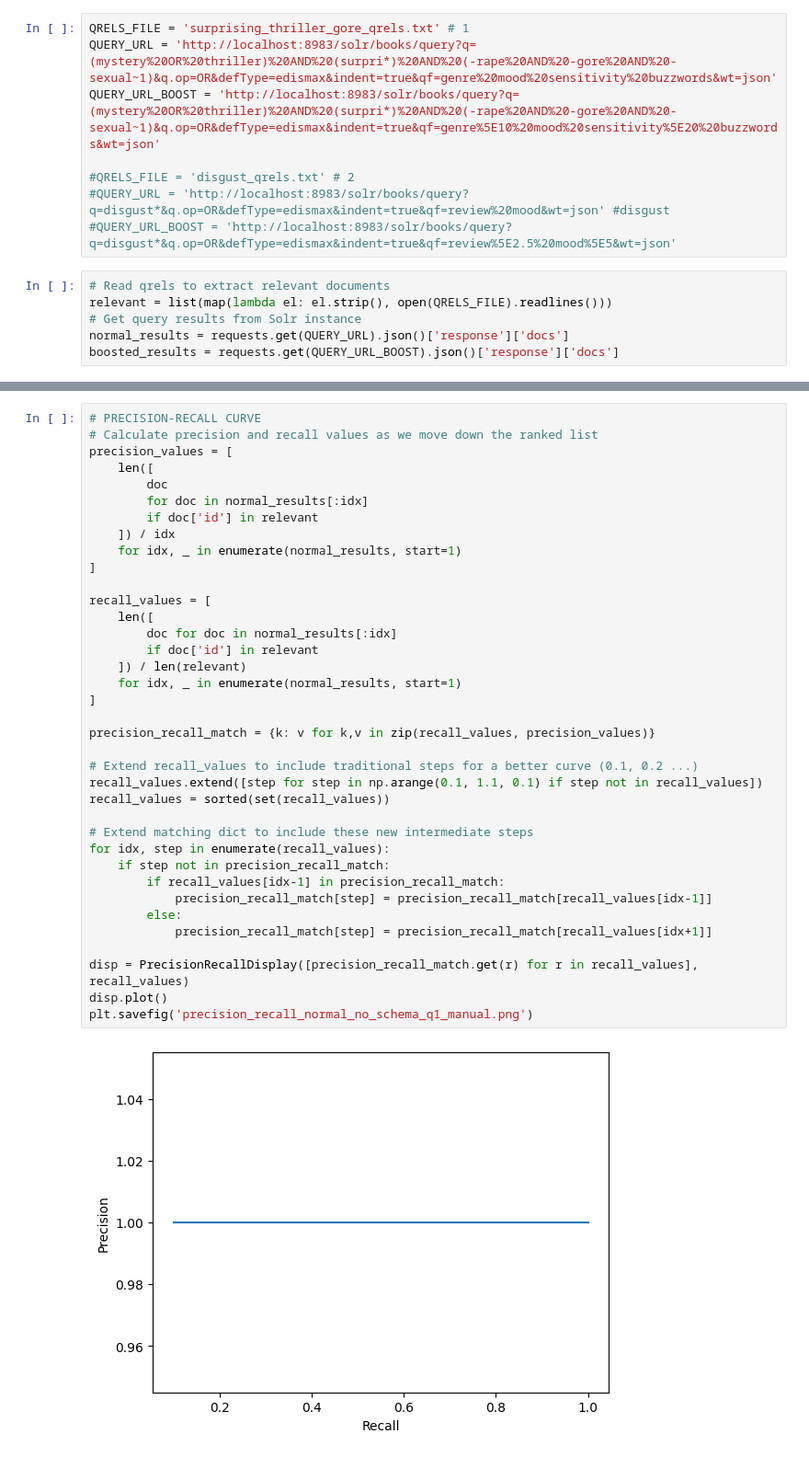
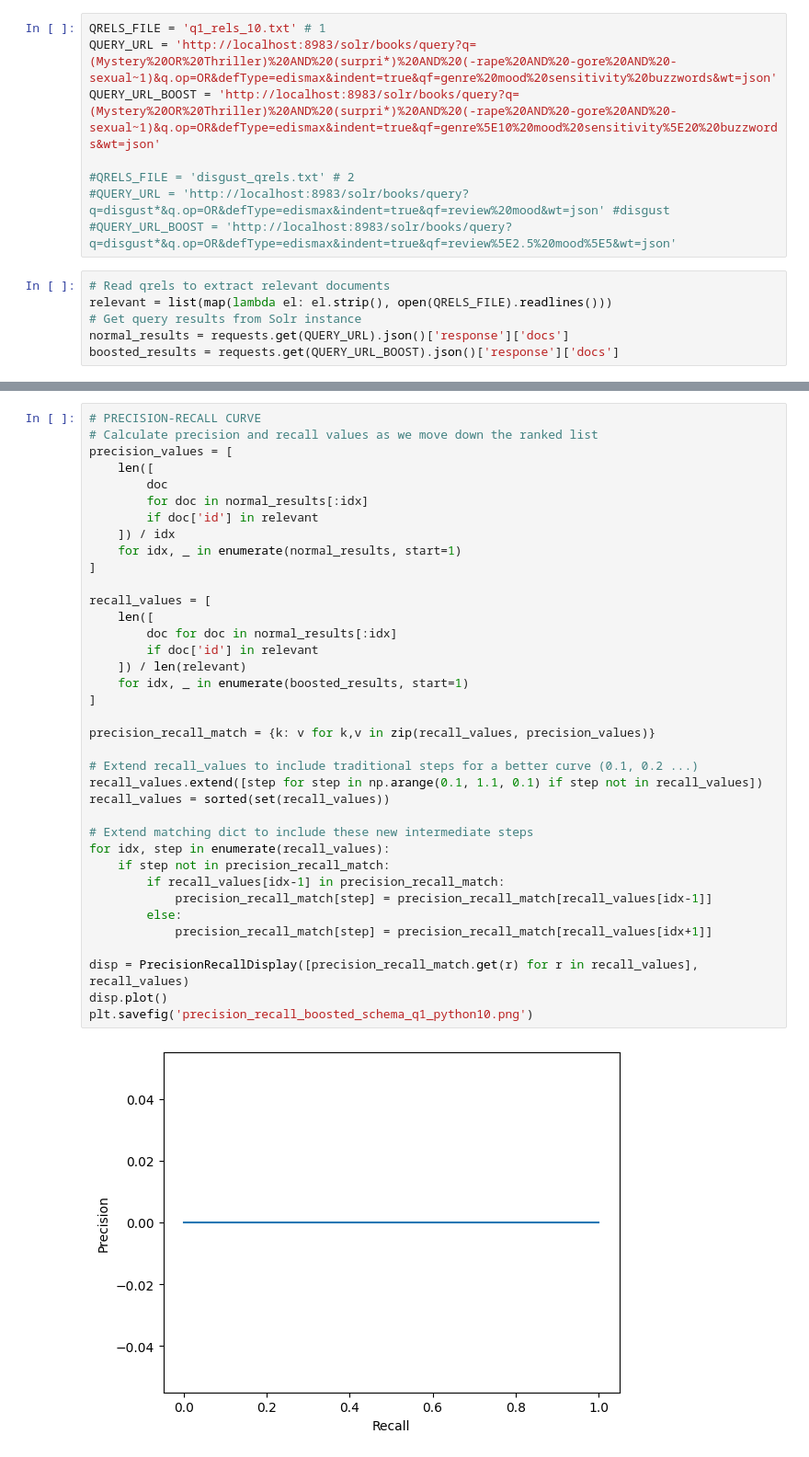
Before and after one commit to lessthelonely/PRI-22-23, a Jupyter notebook: evaluation/search_book_profile/evaluation.ipynb, the cells around one changed output, grey strips where cells are left out. Shown: that part at 92% size. Drawn from its saved outputs; the diff is of its cells as text.

Commit message:
With schema q1 evaluation + results

```diff
--- a/evaluation/search_book_profile/evaluation.ipynb
+++ b/evaluation/search_book_profile/evaluation.ipynb
@@ -7,9 +7,9 @@ import json
 import requests
 import pandas as pd
 # %%
-QRELS_FILE = 'surprising_thriller_gore_qrels.txt' # 1
-QUERY_URL = 'http://localhost:8983/solr/books/query?q=(mystery%20OR%20thriller)%20AND%20(surpri*)%20AND%20(-rape%20AND%20-gore%20AND%20-sexual~1)&q.op=OR&defType=edismax&indent=true&qf=genre%20mood%20sensitivity%20buzzwords&wt=json'
-QUERY_URL_BOOST = 'http://localhost:8983/solr/books/query?q=(mystery%20OR%20thriller)%20AND%20(surpri*)%20AND%20(-rape%20AND%20-gore%20AND%20-sexual~1)&q.op=OR&defType=edismax&indent=true&qf=genre%5E10%20mood%20sensitivity%5E20%20buzzwords&wt=json'
+QRELS_FILE = 'q1_rels_10.txt' # 1
+QUERY_URL = 'http://localhost:8983/solr/books/query?q=(Mystery%20OR%20Thriller)%20AND%20(surpri*)%20AND%20(-rape%20AND%20-gore%20AND%20-sexual~1)&q.op=OR&defType=edismax&indent=true&qf=genre%20mood%20sensitivity%20buzzwords&wt=json'
+QUERY_URL_BOOST = 'http://localhost:8983/solr/books/query?q=(Mystery%20OR%20Thriller)%20AND%20(surpri*)%20AND%20(-rape%20AND%20-gore%20AND%20-sexual~1)&q.op=OR&defType=edismax&indent=true&qf=genre%5E10%20mood%20sensitivity%5E20%20buzzwords&wt=json'
 
 #QRELS_FILE = 'disgust_qrels.txt' # 2
 #QUERY_URL = 'http://localhost:8983/solr/books/query?q=disgust*&q.op=OR&defType=edismax&indent=true&qf=review%20mood&wt=json' #disgust
@@ -72,33 +92,33 @@ precision_values = [
         for doc in normal_results[:idx]
         if doc['id'] in relevant
     ]) / idx
     for idx, _ in enumerate(normal_results, start=1)
 ]
 
 recall_values = [
     len([
         doc for doc in normal_results[:idx]
         if doc['id'] in relevant
     ]) / len(relevant)
-    for idx, _ in enumerate(normal_results, start=1)
+    for idx, _ in enumerate(boosted_results, start=1)
 ]
 
 precision_recall_match = {k: v for k,v in zip(recall_values, precision_values)}
 
 # Extend recall_values to include traditional steps for a better curve (0.1, 0.2 ...)
 recall_values.extend([step for step in np.arange(0.1, 1.1, 0.1) if step not in recall_values])
 recall_values = sorted(set(recall_values))
 
 # Extend matching dict to include these new intermediate steps
 for idx, step in enumerate(recall_values):
     if step not in precision_recall_match:
         if recall_values[idx-1] in precision_recall_match:
             precision_recall_match[step] = precision_recall_match[recall_values[idx-1]]
         else:
             precision_recall_match[step] = precision_recall_match[recall_values[idx+1]]
 
 disp = PrecisionRecallDisplay([precision_recall_match.get(r) for r in recall_values], recall_values)
 disp.plot()
-plt.savefig('precision_recall_normal_no_schema_q1_manual.png')
+plt.savefig('precision_recall_boosted_schema_q1_python10.png')
 # %% [output]
-[figure, old version]
+[figure, new version]
```
Also changed, not shown: parts of 2 cells of this notebook, 9 other files.
